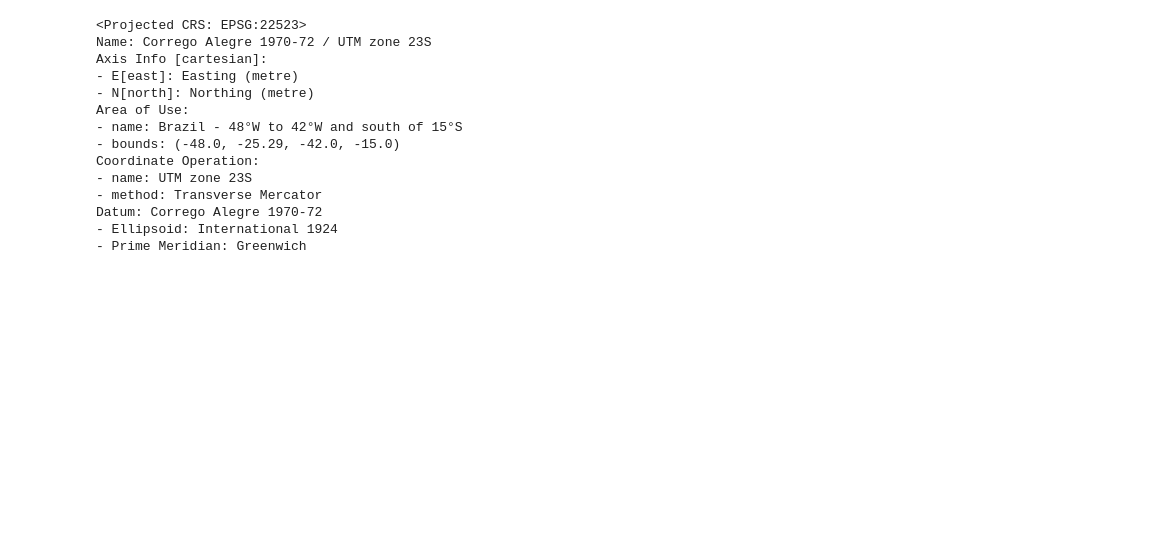
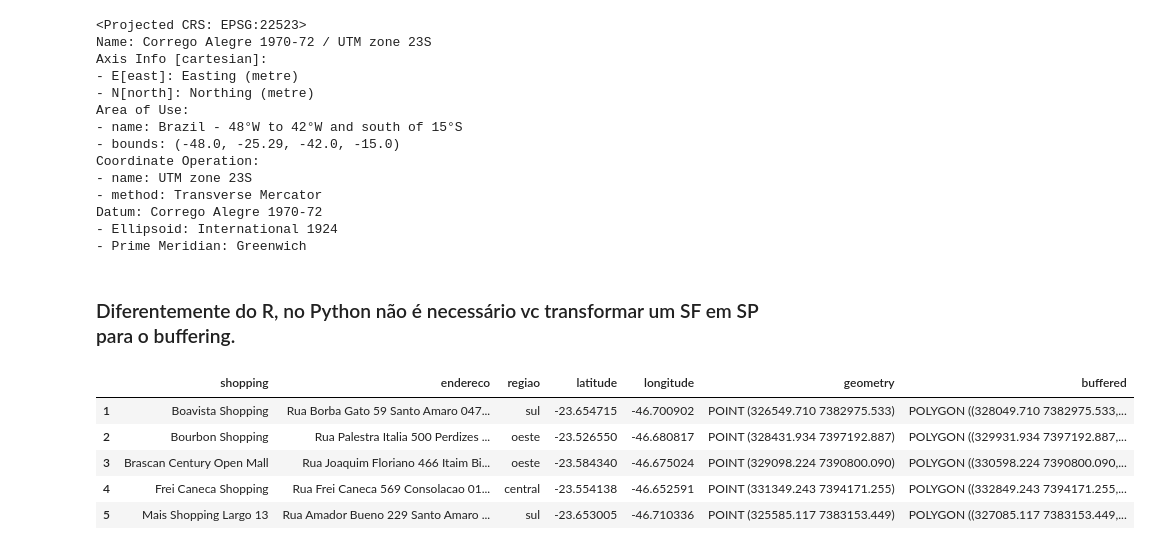
Before and after one commit to whaner/Spatial-Analysis, a Jupyter notebook: Spatial Analysis - SF e SP.ipynb, the cells around one changed output. Drawn from its saved outputs; the diff is of its cells as text; code cells hidden in the pictures; blank space fills up the shorter version.

```diff
--- a/Spatial Analysis - SF e SP.ipynb
+++ b/Spatial Analysis - SF e SP.ipynb
@@ -127,4 +150,6 @@ Coordinate Operation:
 Datum: Corrego Alegre 1970-72
 - Ellipsoid: International 1924
 - Prime Meridian: Greenwich
+# %% [markdown]
+### Diferentemente do R, no Python não é necessário vc transformar um SF em SP para o buffering.
 # %%
@@ -132 +158,10 @@ sf_shopping["buffered"] = sf_shopping.buffer(1500)
+# %%
+sf_shopping.head()
+# %% [output]
+|  | shopping | endereco | regiao | latitude | longitude | geometry | buffered |
+| 1 | Boavista Shopping | Rua Borba Gato 59 Santo Amaro 047... | sul | -23.654715 | -46.700902 | POINT (326549.710 7382975.533) | POLYGON ((328049.710 7382975.533,... |
+| 2 | Bourbon Shopping | Rua Palestra Italia 500 Perdizes ... | oeste | -23.526550 | -46.680817 | POINT (328431.934 7397192.887) | POLYGON ((329931.934 7397192.887,... |
+| 3 | Brascan Century Open Mall | Rua Joaquim Floriano 466 Itaim Bi... | oeste | -23.584340 | -46.675024 | POINT (329098.224 7390800.090) | POLYGON ((330598.224 7390800.090,... |
+| 4 | Frei Caneca Shopping | Rua Frei Caneca 569 Consolacao 01... | central | -23.554138 | -46.652591 | POINT (331349.243 7394171.255) | POLYGON ((332849.243 7394171.255,... |
+| 5 | Mais Shopping Largo 13 | Rua Amador Bueno 229 Santo Amaro ... | sul | -23.653005 | -46.710336 | POINT (325585.117 7383153.449) | POLYGON ((327085.117 7383153.449,... |
 # %%
```
Also changed, not shown: parts of 12 cells of this notebook, 3 other files.
